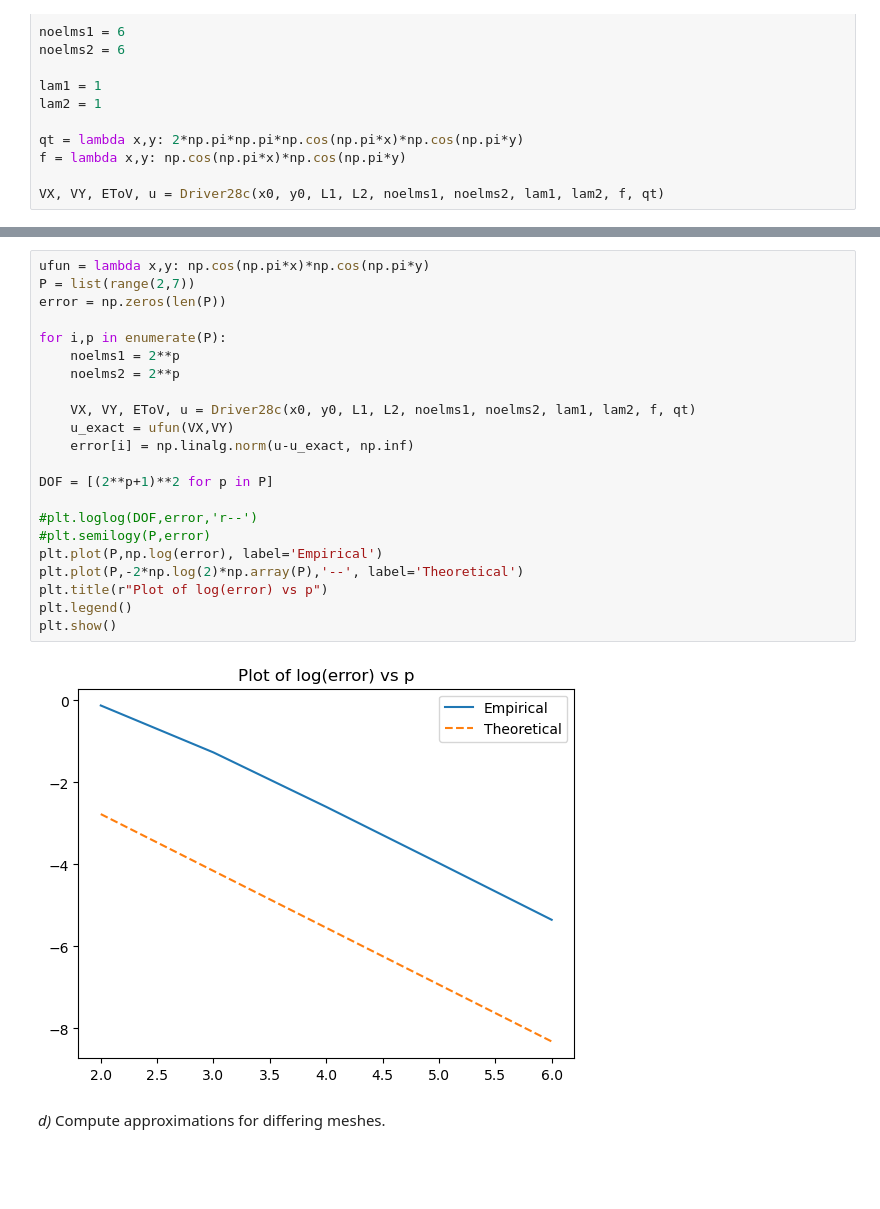
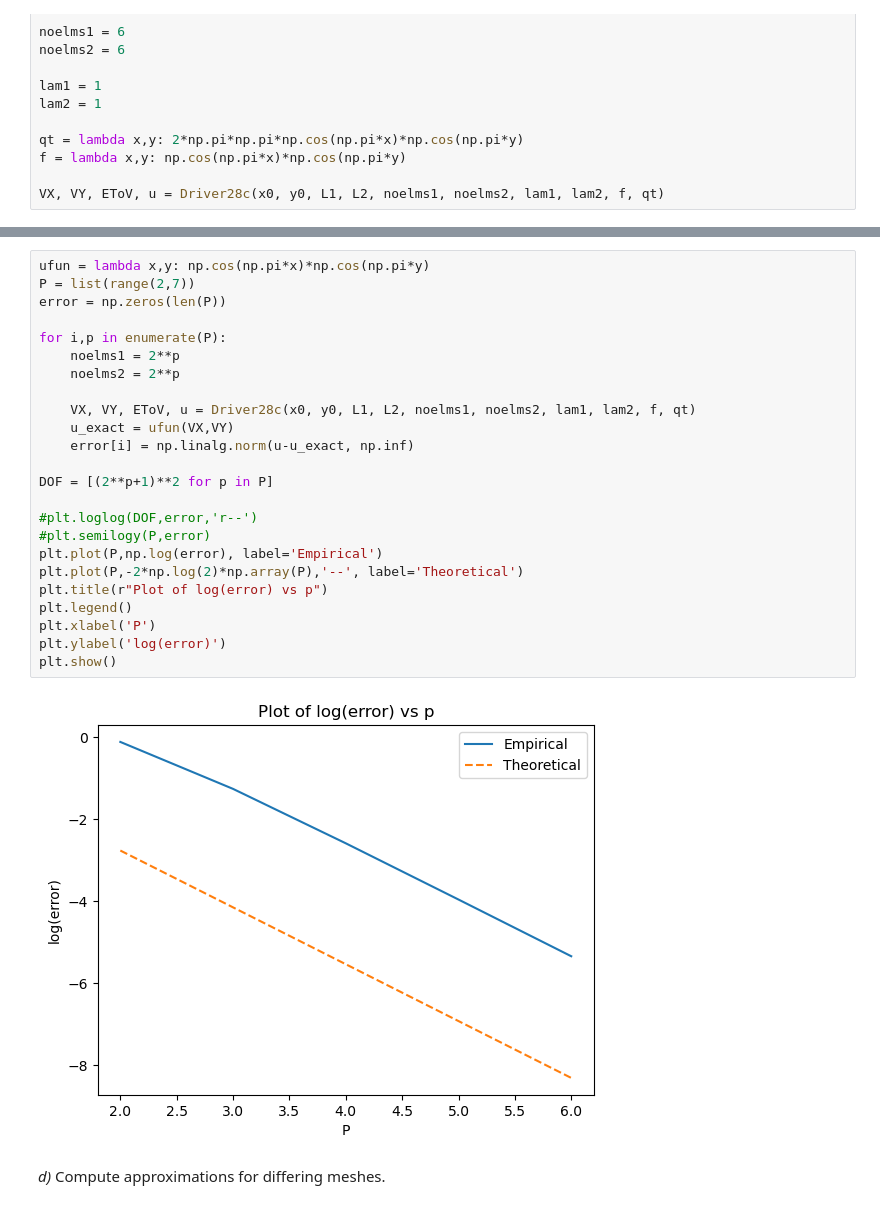
Before and after one commit to MarcusKNielsen/FEM, a Jupyter notebook: week 2/Week2_2-8.ipynb, the cells around one changed output, grey strips where cells are left out. Saved outputs shown, nothing was run; the diff lists cells and outputs as text; blank space fills up the shorter version.

```diff
--- a/week 2/Week2_2-8.ipynb
+++ b/week 2/Week2_2-8.ipynb
@@ -137,27 +132,29 @@ plot_heatmap(u,VX,VY,ufun)
 # %%
 ufun = lambda x,y: np.cos(np.pi*x)*np.cos(np.pi*y)
 P = list(range(2,7))
 error = np.zeros(len(P))
 
 for i,p in enumerate(P):
     noelms1 = 2**p
     noelms2 = 2**p
 
     VX, VY, EToV, u = Driver28c(x0, y0, L1, L2, noelms1, noelms2, lam1, lam2, f, qt)
     u_exact = ufun(VX,VY)
     error[i] = np.linalg.norm(u-u_exact, np.inf)
 
 DOF = [(2**p+1)**2 for p in P]
 
 #plt.loglog(DOF,error,'r--')
 #plt.semilogy(P,error)
 plt.plot(P,np.log(error), label='Empirical')
 plt.plot(P,-2*np.log(2)*np.array(P),'--', label='Theoretical')
 plt.title(r"Plot of log(error) vs p")
 plt.legend()
+plt.xlabel('P')
+plt.ylabel('log(error)')
 plt.show()
 # %% [output]
-[figure, old version]
+[figure, new version]
 # %% [markdown]
 *d)* Compute approximations for differing meshes.
 # %%
```
Also changed, not shown: parts of 10 cells of this notebook, 4 other files.
